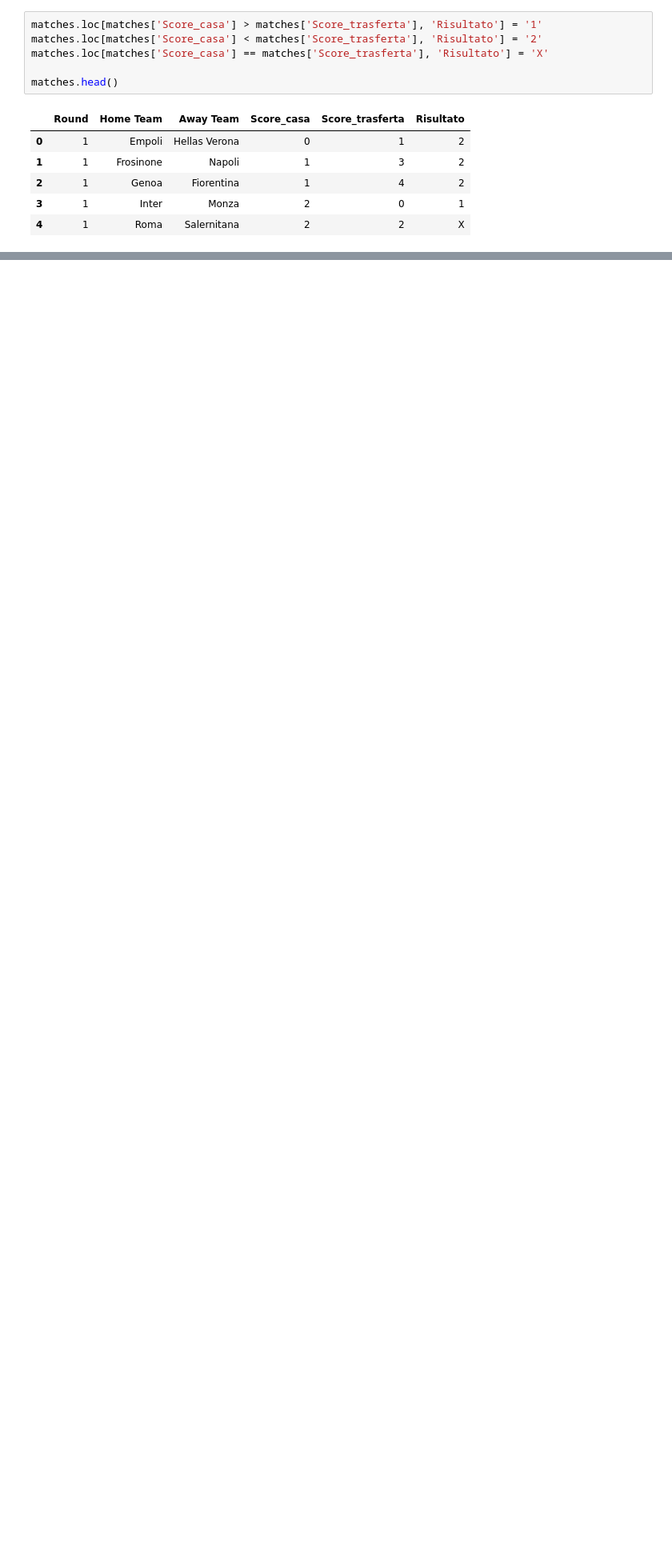
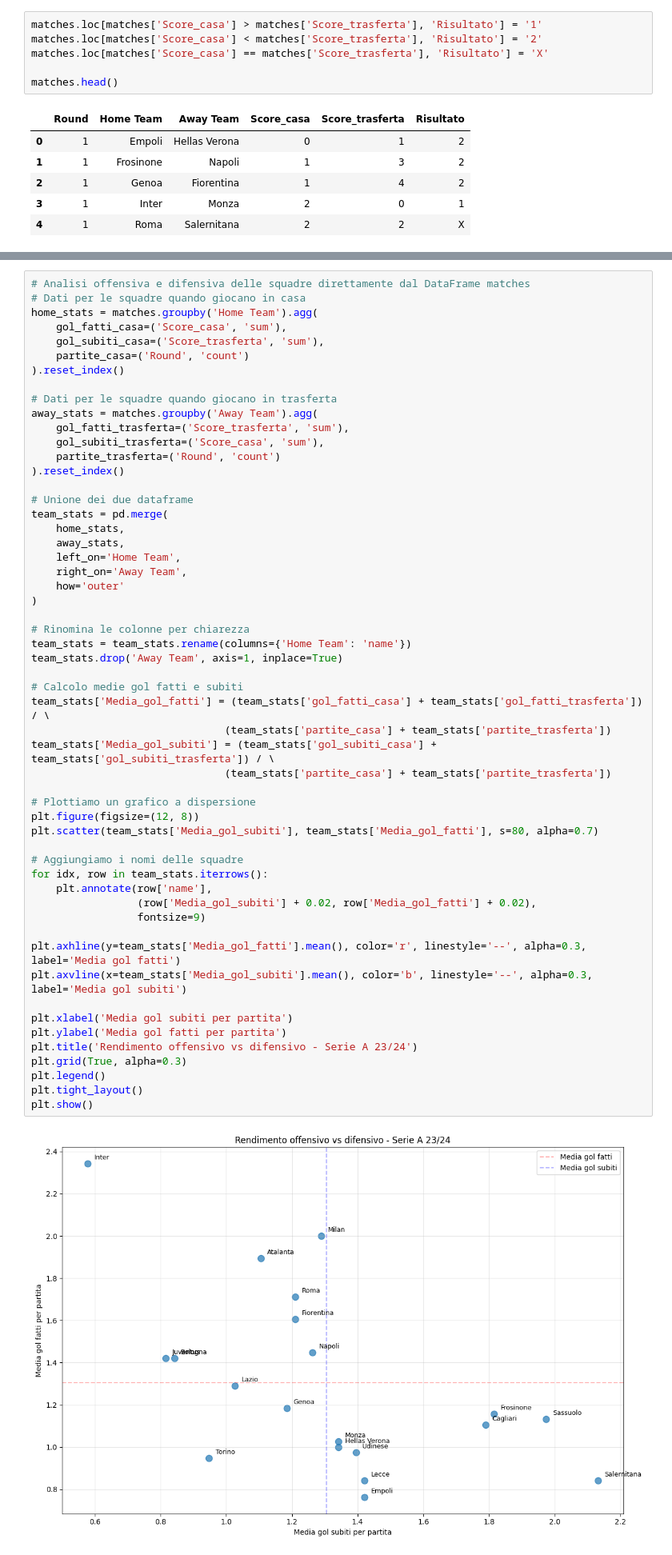
Before and after one commit to DavideJohn/IDS, a Jupyter notebook: laboratori/ProgettoFinale/ProgettoFinale.ipynb, the cells around one changed output, grey strips where cells are left out. Shown at 80% size. Saved outputs shown, nothing was run; the diff lists cells and outputs as text; blank space fills up the shorter version.

```diff
--- a/laboratori/ProgettoFinale/ProgettoFinale.ipynb
+++ b/laboratori/ProgettoFinale/ProgettoFinale.ipynb
@@ -102,0 +118,57 @@ Abbiamo così pulito il dataset, creato nuove colonne ed eliminato quelle superf
+# %%
+# Analisi offensiva e difensiva delle squadre direttamente dal DataFrame matches
+# Dati per le squadre quando giocano in casa
+home_stats = matches.groupby('Home Team').agg(
+    gol_fatti_casa=('Score_casa', 'sum'),
+    gol_subiti_casa=('Score_trasferta', 'sum'),
+    partite_casa=('Round', 'count')
+).reset_index()
+
+# Dati per le squadre quando giocano in trasferta
+away_stats = matches.groupby('Away Team').agg(
+    gol_fatti_trasferta=('Score_trasferta', 'sum'),
+    gol_subiti_trasferta=('Score_casa', 'sum'),
+    partite_trasferta=('Round', 'count')
+).reset_index()
+
+# Unione dei due dataframe
+team_stats = pd.merge(
+    home_stats,
+    away_stats,
+    left_on='Home Team',
+    right_on='Away Team',
+    how='outer'
+)
+
+# Rinomina le colonne per chiarezza
+team_stats = team_stats.rename(columns={'Home Team': 'name'})
+team_stats.drop('Away Team', axis=1, inplace=True)
+
+# Calcolo medie gol fatti e subiti
+team_stats['Media_gol_fatti'] = (team_stats['gol_fatti_casa'] + team_stats['gol_fatti_trasferta']) / \
+                               (team_stats['partite_casa'] + team_stats['partite_trasferta'])
+team_stats['Media_gol_subiti'] = (team_stats['gol_subiti_casa'] + team_stats['gol_subiti_trasferta']) / \
+                               (team_stats['partite_casa'] + team_stats['partite_trasferta'])
+
+# Plottiamo un grafico a dispersione
+plt.figure(figsize=(12, 8))
+plt.scatter(team_stats['Media_gol_subiti'], team_stats['Media_gol_fatti'], s=80, alpha=0.7)
+
+# Aggiungiamo i nomi delle squadre
+for idx, row in team_stats.iterrows():
+    plt.annotate(row['name'],
+                 (row['Media_gol_subiti'] + 0.02, row['Media_gol_fatti'] + 0.02),
+                 fontsize=9)
+
+plt.axhline(y=team_stats['Media_gol_fatti'].mean(), color='r', linestyle='--', alpha=0.3, label='Media gol fatti')
+plt.axvline(x=team_stats['Media_gol_subiti'].mean(), color='b', linestyle='--', alpha=0.3, label='Media gol subiti')
+
+plt.xlabel('Media gol subiti per partita')
+plt.ylabel('Media gol fatti per partita')
+plt.title('Rendimento offensivo vs difensivo - Serie A 23/24')
+plt.grid(True, alpha=0.3)
+plt.legend()
+plt.tight_layout()
+plt.show()
+# %% [output]
+[figure, added]
```
Also changed, not shown: parts of 40 cells of this notebook, 3 other files.
